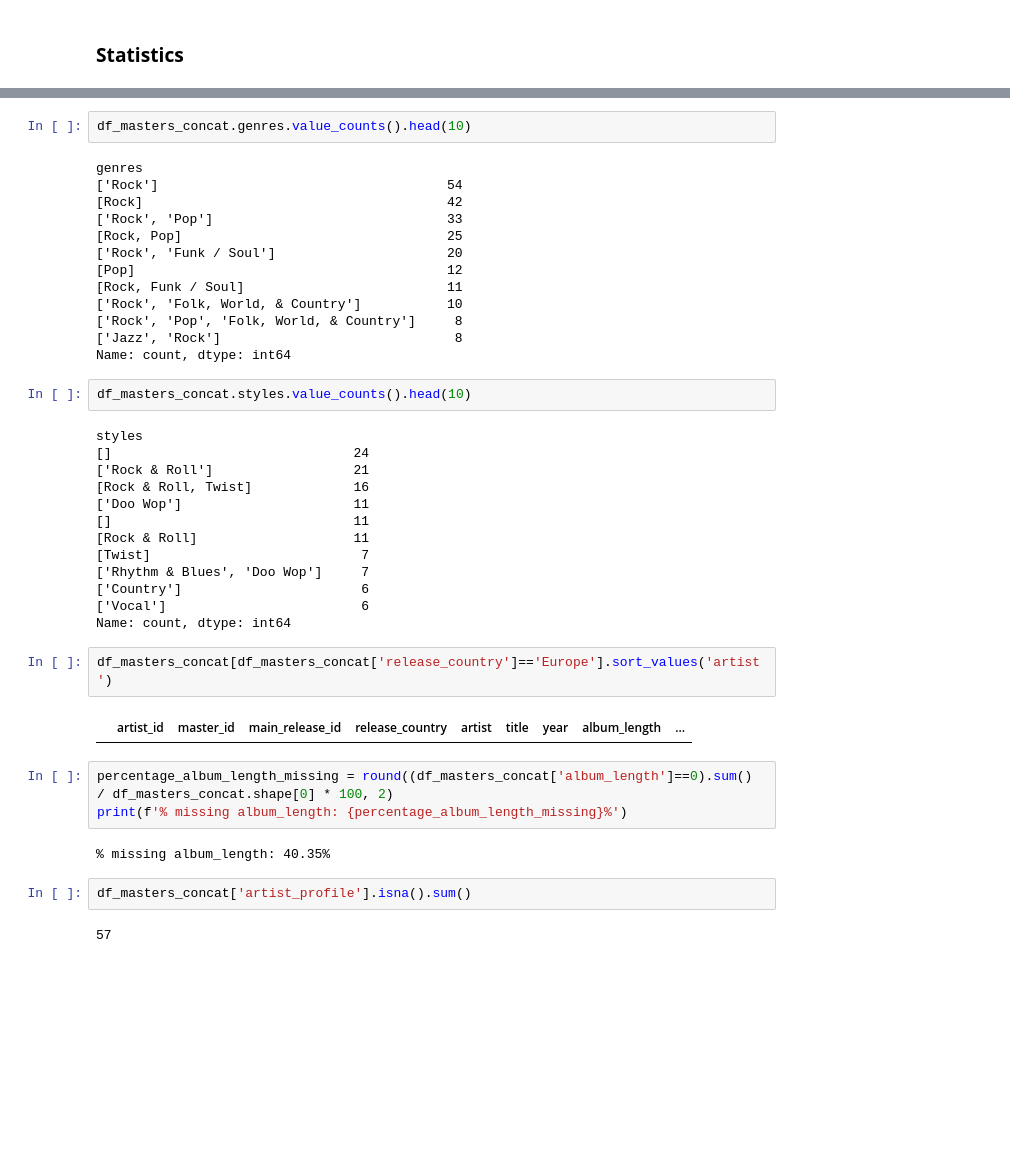
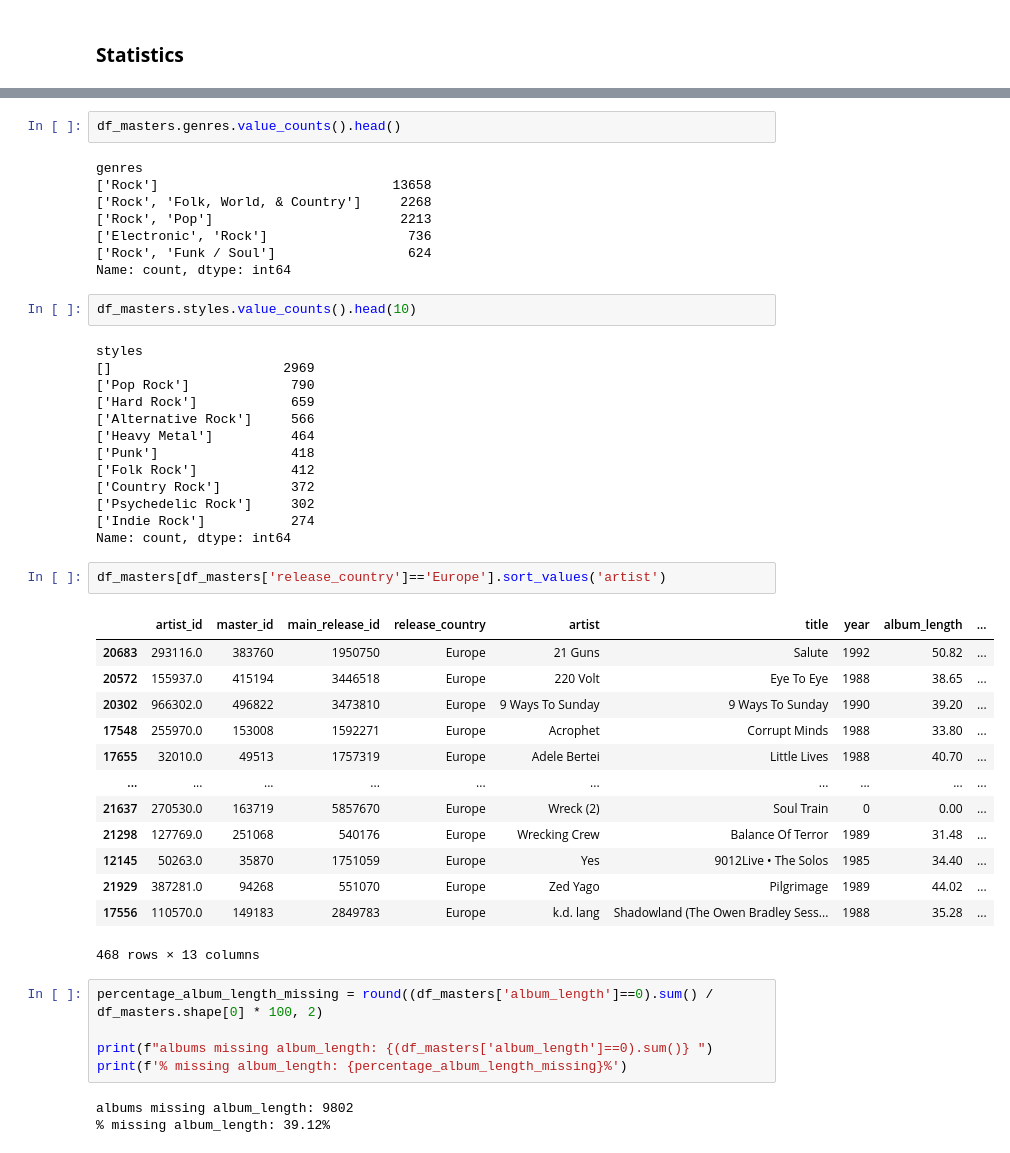
Before and after one commit to arnauog/what_the_rock, a Jupyter notebook: Discogs_API.ipynb, the cells around one changed output, grey strips where cells are left out. Saved outputs shown, nothing was run; the diff lists cells and outputs as text; blank space fills up the shorter version.

```diff
--- a/Discogs_API.ipynb
+++ b/Discogs_API.ipynb
@@ -1034,45 +878,51 @@ The Olympics          3
 Name: count, dtype: int64
 # %%
-df_masters_concat.genres.value_counts().head(10)
+df_masters.genres.value_counts().head()
 # %% [output]
 genres
-['Rock']                                     54
-[Rock]                                       42
-['Rock', 'Pop']                              33
-[Rock, Pop]                                  25
-['Rock', 'Funk / Soul']                      20
-[Pop]                                        12
-[Rock, Funk / Soul]                          11
-['Rock', 'Folk, World, & Country']           10
-['Rock', 'Pop', 'Folk, World, & Country']     8
-['Jazz', 'Rock']                              8
+['Rock']                              13658
+['Rock', 'Folk, World, & Country']     2268
+['Rock', 'Pop']                        2213
+['Electronic', 'Rock']                  736
+['Rock', 'Funk / Soul']                 624
 Name: count, dtype: int64
 # %%
-df_masters_concat.styles.value_counts().head(10)
+df_masters.styles.value_counts().head(10)
 # %% [output]
 styles
-[]                               24
-['Rock & Roll']                  21
-[Rock & Roll, Twist]             16
-['Doo Wop']                      11
-[]                               11
-[Rock & Roll]                    11
-[Twist]                           7
-['Rhythm & Blues', 'Doo Wop']     7
-['Country']                       6
-['Vocal']                         6
+[]                      2969
+['Pop Rock']             790
+['Hard Rock']            659
+['Alternative Rock']     566
+['Heavy Metal']          464
+['Punk']                 418
+['Folk Rock']            412
+['Country Rock']         372
+['Psychedelic Rock']     302
+['Indie Rock']           274
 Name: count, dtype: int64
 # %%
-df_masters_concat[df_masters_concat['release_country']=='Europe'].sort_values('artist')
+df_masters[df_masters['release_country']=='Europe'].sort_values('artist')
 # %% [output]
 |  | artist_id | master_id | main_release_id | release_country | artist | title | year | album_length | ... |
+| 20683 | 293116.0 | 383760 | 1950750 | Europe | 21 Guns | Salute | 1992 | 50.82 | ... |
+| 20572 | 155937.0 | 415194 | 3446518 | Europe | 220 Volt | Eye To Eye | 1988 | 38.65 | ... |
+| 20302 | 966302.0 | 496822 | 3473810 | Europe | 9 Ways To Sunday | 9 Ways To Sunday | 1990 | 39.20 | ... |
+| 17548 | 255970.0 | 153008 | 1592271 | Europe | Acrophet | Corrupt Minds | 1988 | 33.80 | ... |
+| 17655 | 32010.0 | 49513 | 1757319 | Europe | Adele Bertei | Little Lives | 1988 | 40.70 | ... |
+| ... | ... | ... | ... | ... | ... | ... | ... | ... | ... |
+| 21637 | 270530.0 | 163719 | 5857670 | Europe | Wreck (2) | Soul Train | 0 | 0.00 | ... |
+| 21298 | 127769.0 | 251068 | 540176 | Europe | Wrecking Crew | Balance Of Terror | 1989 | 31.48 | ... |
+| 12145 | 50263.0 | 35870 | 1751059 | Europe | Yes | 9012Live • The Solos | 1985 | 34.40 | ... |
+| 21929 | 387281.0 | 94268 | 551070 | Europe | Zed Yago | Pilgrimage | 1989 | 44.02 | ... |
+| 17556 | 110570.0 | 149183 | 2849783 | Europe | k.d. lang | Shadowland (The Owen Bradley Sess... | 1988 | 35.28 | ... |
+468 rows × 13 columns
 # %%
-percentage_album_length_missing = round((df_masters_concat['album_length']==0).sum() / df_masters_concat.shape[0] * 100, 2)
+percentage_album_length_missing = round((df_masters['album_length']==0).sum() / df_masters.shape[0] * 100, 2)
+
+print(f"albums missing album_length: {(df_masters['album_length']==0).sum()} ")
 print(f'% missing album_length: {percentage_album_length_missing}%')
 # %% [output]
-% missing album_length: 40.35%
+albums missing album_length: 9802
+% missing album_length: 39.12%
-# %%
-df_masters_concat['artist_profile'].isna().sum()
-# %% [output]
-57
 # %%
```
Also changed, not shown: parts of 55 cells of this notebook, 10 other files.
